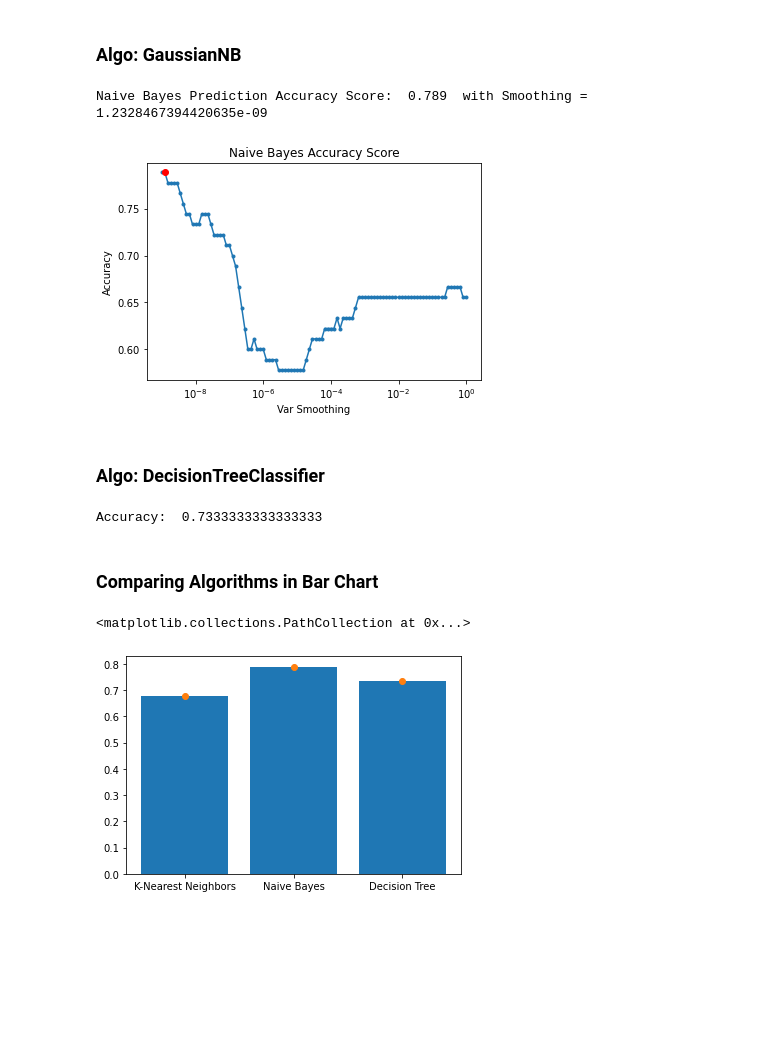
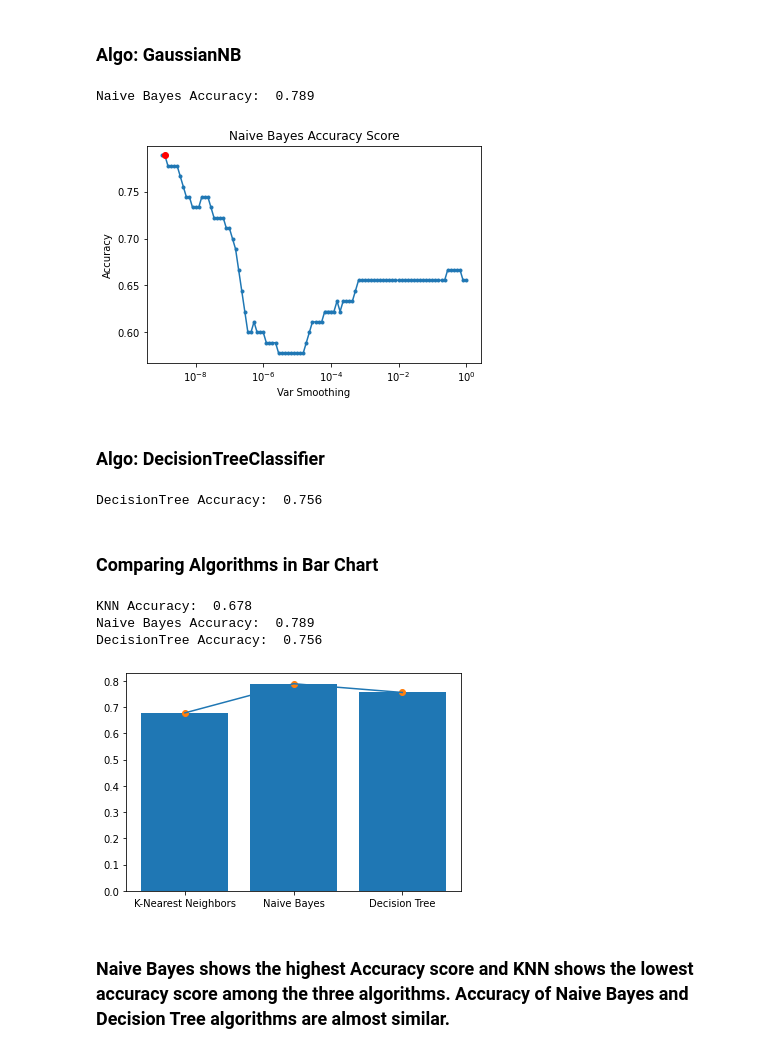
Before and after one commit to paulanik/HeartFailurePrediction, a Jupyter notebook: HeartFailurePrediction.ipynb, the cells around one changed output. Drawn from its saved outputs; the diff is of its cells as text; code cells hidden in the pictures; blank space fills up the shorter version.

```diff
--- a/HeartFailurePrediction.ipynb
+++ b/HeartFailurePrediction.ipynb
@@ -141,16 +143,17 @@ from sklearn.tree import DecisionTreeClassifier
 # plt.plot(X_test, predictions)
 # plt.show
 
-e_knn=np.zeros(100);
-for i in range(0,len(e_knn)):
+knn=np.zeros(100);
+for i in range(0,len(knn)):
     knn_model = KNeighborsClassifier(n_neighbors=i+1)
     knn_model.fit(X_train, y_train)
-    yh_knn=knn_model.predict(X_test)
-    e_knn[i]=accuracy_score(y_test, yh_knn)
+    yhpredict_knn=knn_model.predict(X_test)
+    knn[i]=accuracy_score(y_test, yhpredict_knn)
 
-print("KNN Prediction Accuracy Score: ",np.round(e_knn.max(),3),' with N = ',e_knn.argmax()+1)
-plt.plot(np.arange(1,101),e_knn)
-plt.plot(e_knn.argmax()+1,e_knn.max(),'or')
+# print("KNN Accuracy: ",np.round(knn.max(),3),' with N = ',knn.argmax()+1)
+print("KNN Accuracy: ",np.round(knn.max(),3))
+plt.plot(np.arange(0,100),knn)
+plt.plot(knn.argmax(),knn.max(),'or')
 plt.title('KNN Accuracy Score')
 plt.xlabel('N')
 plt.ylabel('Accuracy')
@@ -170,24 +173,25 @@ KNN Prediction Accuracy Score:  0.678  with N =  4
 # # plt.plot(X_test, predictions)
 # # plt.show
 
-e_gnb=np.zeros(100)
+gnb=np.zeros(100)
 params_NB = np.logspace(0,-9, num=100)
 for i in range(0,len(params_NB)):
     gnb_model = GaussianNB(var_smoothing=params_NB[i])
     gnb_model.fit(X_train, y_train)
-    yh_gnb=gnb_model.predict(X_test)
-    e_gnb[i]=accuracy_score(y_test, yh_gnb)
+    yhpredict_gnb=gnb_model.predict(X_test)
+    gnb[i]=accuracy_score(y_test, yhpredict_gnb)
 
-print("Naive Bayes Prediction Accuracy Score: ",np.round(e_gnb.max(),3),' with Smoothing = ',params_NB[e_gnb.argmax()])
-plt.plot(params_NB,e_gnb,'.-')
-plt.plot(params_NB[e_gnb.argmax()],e_gnb.max(),'or')
+# print("Naive Bayes Accuracy: ",np.round(gnb.max(),3),' with Smoothing = ',params_NB[gnb.argmax()])
+print("Naive Bayes Accuracy: ",np.round(gnb.max(),3))
+plt.plot(params_NB,gnb,'.-')
+plt.plot(params_NB[gnb.argmax()],gnb.max(),'or')
 plt.title('Naive Bayes Accuracy Score')
 plt.xscale('log')
 plt.xlabel('Var Smoothing')
 plt.ylabel('Accuracy')
 plt.show()
 # %% [output]
-Naive Bayes Prediction Accuracy Score:  0.789  with Smoothing =  1.2328467394420635e-09
+Naive Bayes Accuracy:  0.789
 [figure]
 # %% [markdown]
 ### Algo: DecisionTreeClassifier
@@ -209,20 +213,29 @@ Naive Bayes Prediction Accuracy Score:  0.789  with Smoothing =  1.2328467394420
 # plt.ylabel('Accuracy')
 # plt.show()
 
-dtree = DecisionTreeClassifier()
+dtree = DecisionTreeClassifier(random_state=4)
 dtree.fit(X_train, y_train)
 predictions= dtree.predict(X_test)
 dtree_accuracy = accuracy_score(y_test, predictions)
-print('Accuracy: ', dtree_accuracy)
-# plt.bar([X_test, predictions])
+print('DecisionTree Accuracy: ',np.round(dtree_accuracy,3))
+# plt.plot([X_test, predictions])
 # plt.show
 # %% [output]
-Accuracy:  0.7333333333333333
+DecisionTree Accuracy:  0.756
 # %% [markdown]
 ### Comparing Algorithms in Bar Chart
 # %%
-plt.bar(['K-Nearest Neighbors','Naive Bayes','Decision Tree'],[e_knn.max(),e_gnb.max(),dtree_accuracy.max()])
-plt.scatter(['K-Nearest Neighbors','Naive Bayes','Decision Tree'],[e_knn.max(),e_gnb.max(),dtree_accuracy.max()])
+plt.bar(['K-Nearest Neighbors','Naive Bayes','Decision Tree'],[knn.max(),gnb.max(),dtree_accuracy.max()])
+plt.scatter(['K-Nearest Neighbors','Naive Bayes','Decision Tree'],[knn.max(),gnb.max(),dtree_accuracy.max()])
+plt.plot(['K-Nearest Neighbors','Naive Bayes','Decision Tree'],[knn.max(),gnb.max(),dtree_accuracy.max()])
+
+print("KNN Accuracy: ",np.round(knn.max(),3))
+print("Naive Bayes Accuracy: ",np.round(gnb.max(),3))
+print('DecisionTree Accuracy: ',np.round(dtree_accuracy,3))
 # %% [output]
-<matplotlib.collections.PathCollection at 0x...>
+KNN Accuracy:  0.678
+Naive Bayes Accuracy:  0.789
+DecisionTree Accuracy:  0.756
-[figure, old version]
+[figure, new version]
+# %% [markdown]
+### Naive Bayes shows the highest Accuracy score and KNN shows the lowest accuracy score among the three algorithms. Accuracy of Naive Bayes and Decision Tree algorithms are almost similar.
```
Also changed, not shown: parts of 3 cells of this notebook.
